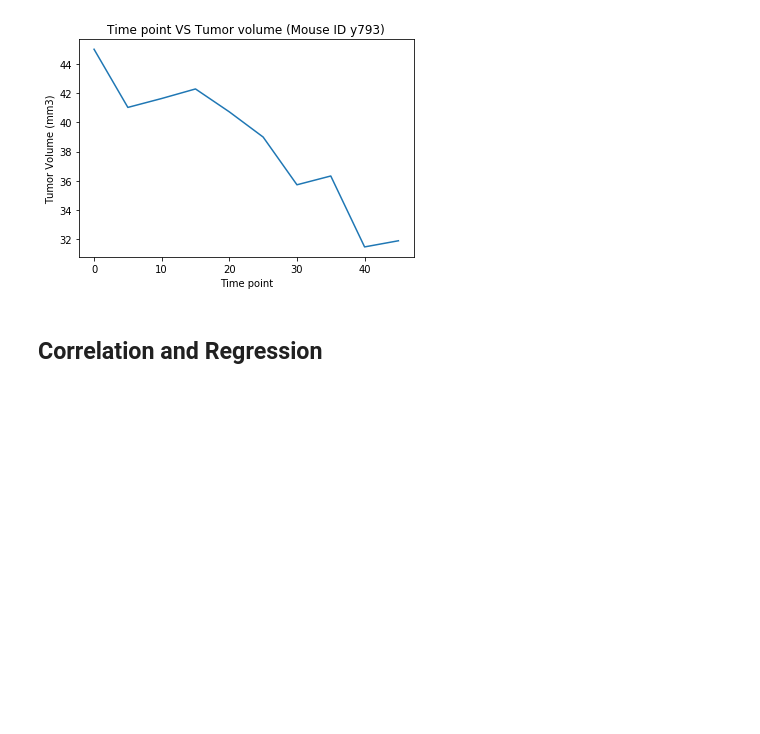
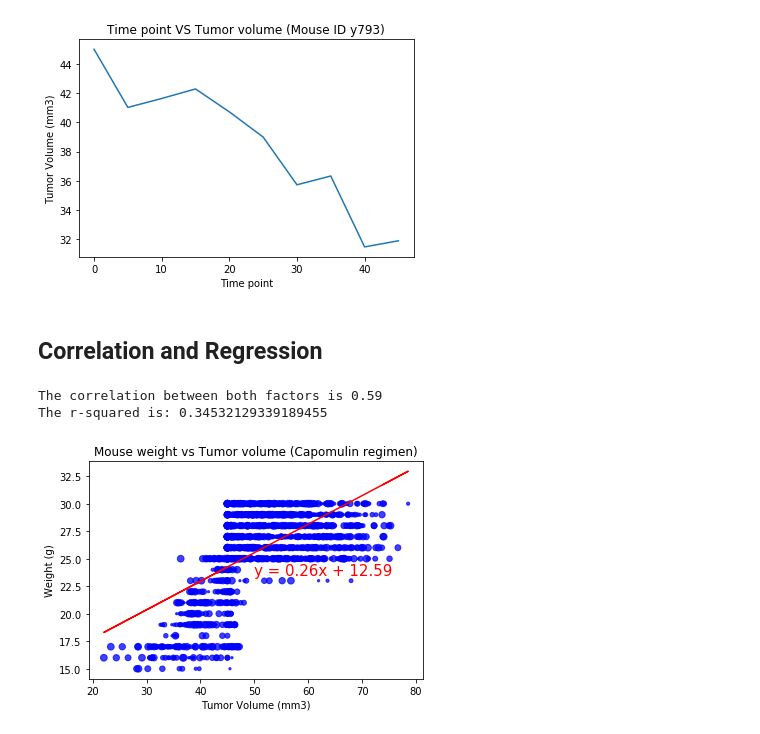
Before and after one commit to mastachi-cin/matplotlib-challenge, a Jupyter notebook: Pymaceuticals/pymaceuticals_starter.ipynb, the cells around one changed output. Saved outputs shown, nothing was run; the diff lists cells and outputs as text; code cells hidden in the pictures; blank space fills up the shorter version.

```diff
--- a/Pymaceuticals/pymaceuticals_starter.ipynb
+++ b/Pymaceuticals/pymaceuticals_starter.ipynb
@@ -349,0 +349,39 @@ plt.show()
+# %%
+# Generate a scatter plot of mouse weight versus average tumor volume for the Capomulin regimen
+
+# Select data
+capomulin_data = data_merged[data_merged["Drug Regimen"] == "Capomulin"]
+capomulin_data.head()
+cap_mouse_weight = data_merged["Weight (g)"]
+cap_tumor_volume = data_merged["Tumor Volume (mm3)"]
+cap_tumor_volume
+
+#x_axis = np.arange(0, x_limit, 1)
+plt.scatter(cap_tumor_volume, cap_mouse_weight, marker="o", facecolors="b", s=x_axis, alpha=0.75)
+
+# Give the chart a title, x label, and y label
+plt.title("Mouse weight vs Tumor volume (Capomulin regimen)")
+plt.xlabel("Tumor Volume (mm3)")
+plt.ylabel("Weight (g)")
+
+# Calculate the correlation coefficient and linear regression model
+# for mouse weight and average tumor volume for the Capomulin regimen
+
+# Calculate correlation
+correlation = round(st.pearsonr(cap_tumor_volume, cap_mouse_weight)[0],2)
+print(f"The correlation between both factors is {correlation}")
+
+# Calculate linear regression equation and line to plot
+(slope, intercept, rvalue, pvalue, stderr) = linregress(cap_tumor_volume, cap_mouse_weight)
+regress_values = cap_tumor_volume * slope + intercept
+line_eq = "y = " + str(round(slope,2)) + "x + " + str(round(intercept,2))
+print(f"The r-squared is: {rvalue**2}")
+plt.plot(cap_tumor_volume,regress_values,"r-")
+plt.annotate(line_eq,(50,23.5), fontsize=15,color="red")
+
+# Print chart to screen
+plt.show()
+# %% [output]
+The correlation between both factors is 0.59
+The r-squared is: 0.34532129339189455
+[figure, added]
```
Also changed, not shown: parts of 6 cells of this notebook, 2 other files.
